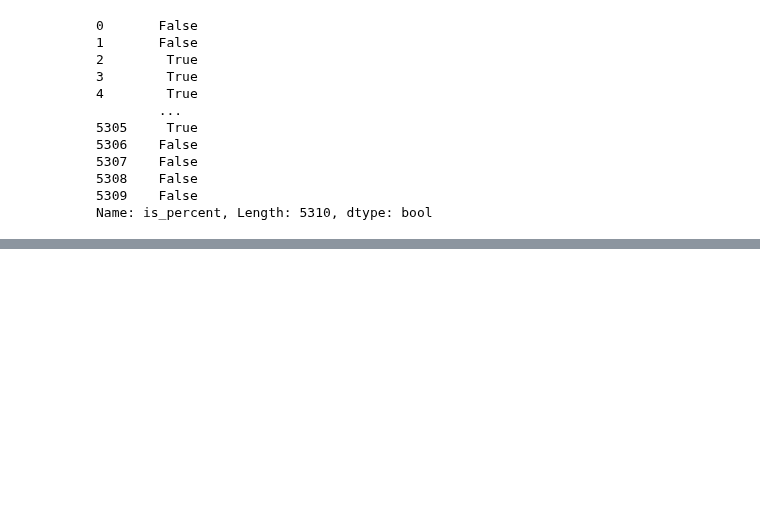
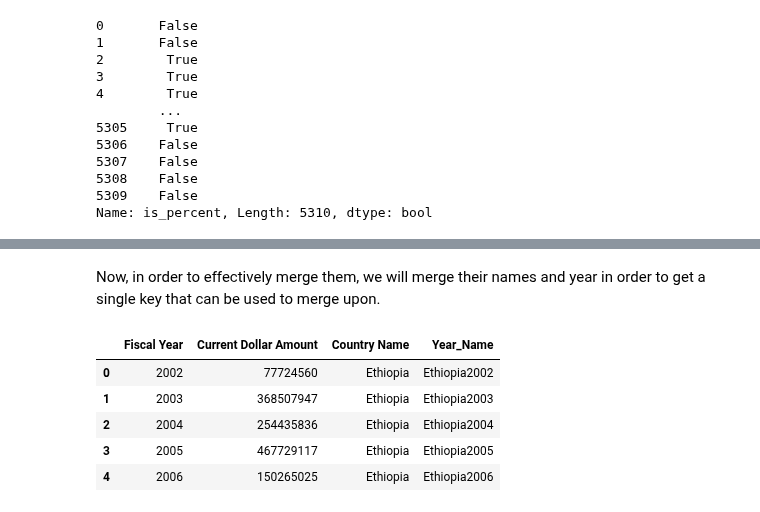
Before and after one commit to chriscallahan99/DataScience_Final_Project, a Jupyter notebook: DS_Milestone_1.ipynb, the cells around one changed output, grey strips where cells are left out. Cells and saved outputs as stored; diff of their text form; code cells hidden in the pictures; blank space fills up the shorter version.

```diff
--- a/DS_Milestone_1.ipynb
+++ b/DS_Milestone_1.ipynb
@@ -319,0 +386,36 @@ small_df =
+# %%
+food_aid = pd.DataFrame()
+
+
+Ethiopia_cereal_data = Ethiopia_foreign_aid_data.loc[Ethiopia_foreign_aid_data['International Purpose Name'].str.contains(
+                            'food', case=False)][['Current Dollar Amount', 'Fiscal Year']].groupby('Fiscal Year').sum()
+
+Yemen_cereal_data    = Yemen_foreign_aid_data.loc[Yemen_foreign_aid_data['International Purpose Name'].str.contains(
+                            'food', case=False)][['Current Dollar Amount', 'Fiscal Year']].groupby('Fiscal Year').sum()
+
+Haiti_cereal_data    = Haiti_foreign_aid_data.loc[Haiti_foreign_aid_data['International Purpose Name'].str.contains(
+                            'food', case=False)][['Current Dollar Amount', 'Fiscal Year']].groupby('Fiscal Year').sum()
+
+
+
+# Add the country codes into the df
+Ethiopia_cereal_data['Country Name'] = 'Ethiopia'
+Yemen_cereal_data['Country Name'] = 'Yemen'
+Haiti_cereal_data['Country Name'] = 'Haiti'
+
+
+
+food_aid = pd.concat([Ethiopia_cereal_data,
+                        Yemen_cereal_data,
+                        Haiti_cereal_data,
+                     ])
+
+# Lets break this down--
+# First, we locate the column International Purpose Name and changing it into a string in order to check if it contains the string 'food', not case-senstitive.
+# Second, we slice the 'Current Dollar Amount' and 'Fiscal Year' from the dataframe into its own data frame.
+# Next, we group by the 'Fiscal Year' and sum to get all of the aid spend on food in a given year, by country.
+# Finally, we add the country names and concatenate into a single dataframe.
+
+
+
+food_aid.head()
@@ -319,0 +430,16 @@ small_df =
+# %% [markdown]
+Now, in order to effectively merge them, we will merge their names and year in order to get a single key that can be used to merge upon.
+# %%
+food_aid.reset_index(inplace= True)
+
+food_aid['Fiscal Year'] = food_aid['Fiscal Year'].astype('string')
+food_aid['Year_Name'] = food_aid['Country Name'] + food_aid['Fiscal Year']
+
+food_aid.head()
+# %% [output]
+|  | Fiscal Year | Current Dollar Amount | Country Name | Year_Name |
+| 0 | 2002 | 77724560 | Ethiopia | Ethiopia2002 |
+| 1 | 2003 | 368507947 | Ethiopia | Ethiopia2003 |
+| 2 | 2004 | 254435836 | Ethiopia | Ethiopia2004 |
+| 3 | 2005 | 467729117 | Ethiopia | Ethiopia2005 |
+| 4 | 2006 | 150265025 | Ethiopia | Ethiopia2006 |
```
Also changed, not shown: parts of 19 cells of this notebook, 2 other files.
